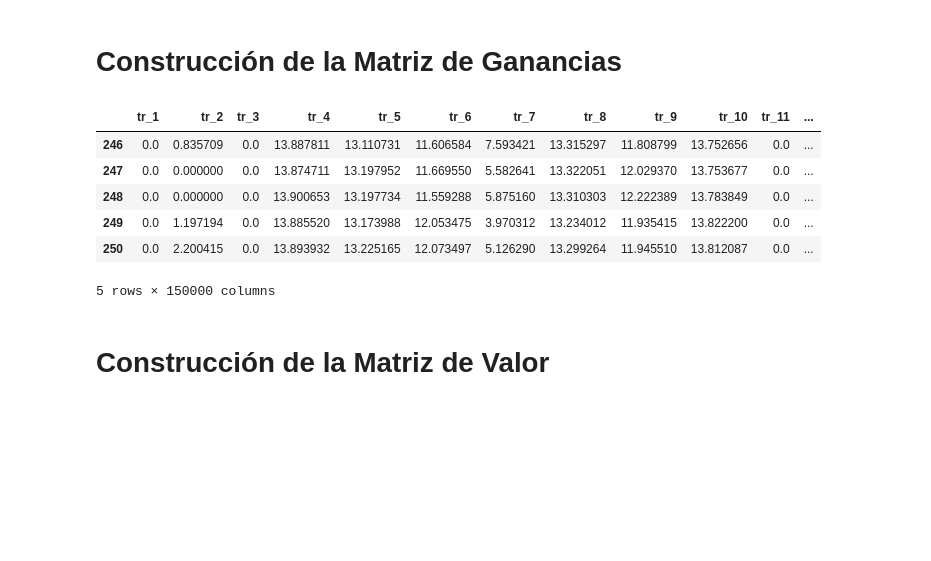
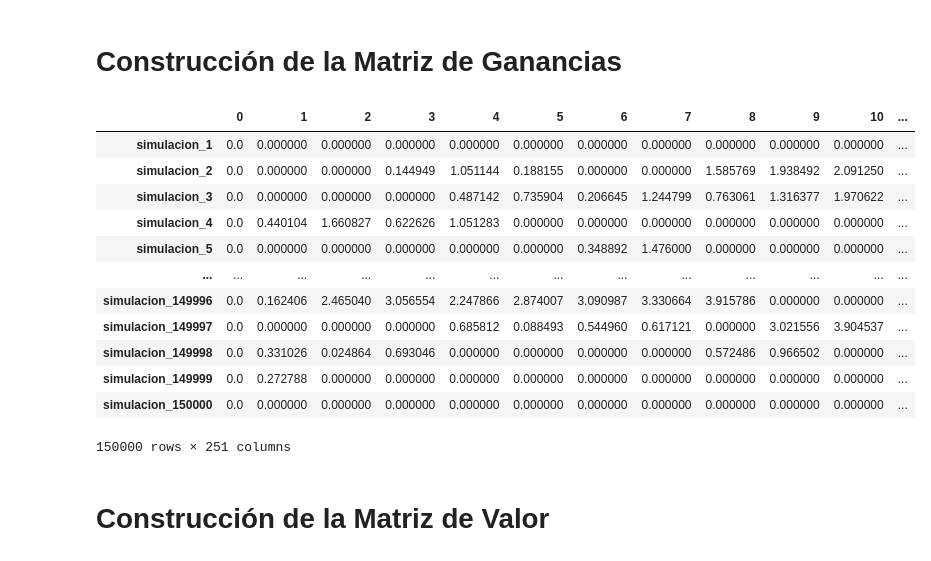
Before and after one commit to AnIsAsPe/LSM-Opciones-americanas, a Jupyter notebook: Notebooks/LSM_Opciones_americanas_Azucar.ipynb, the cells around one changed output. Cells and saved outputs as stored; diff of their text form; code cells hidden in the pictures; blank space fills up the shorter version.

```diff
--- a/Notebooks/LSM_Opciones_americanas_Azucar.ipynb
+++ b/Notebooks/LSM_Opciones_americanas_Azucar.ipynb
@@ -12,10 +12,10 @@ import pandas as pd
 #### simula_precios()
 # %%
 def simula_precios(precio_inicial, tasa_interes, sigma, T, trayectorias):
-    '''La función regresa un dataframe donde cada columna corresponde a la
+    '''La función regresa un dataframe donde cada renglón corresponde a la
     simulación de la trayectoria del precio, bajo la hipótesis de que el precio
     del activo sigue un Movimiento Browniano Geométrico, comenzando por el
-    precio inicial en t = 0,  en el primer renglón y t = T en el último renglón.
+    precio inicial en t = 0,  en la primer columna y t = T en la última.
 
     * precio_inicial: Precio inicial del activo, cuando se firma la opción
     * tasa_interes: Tasa de interes considerada para la vigencia de la opción
@@ -26,9 +26,9 @@ def simula_precios(precio_inicial, tasa_interes, sigma, T, trayectorias):
 
     # Creamos una matriz de  ceros de tamaño T+1, trayectorias.
     np.random.seed(1)
-    MatrizPrecios = np.zeros((T + 1, trayectorias), dtype = np.float64)
+    MatrizPrecios = np.zeros((trayectorias, T + 1), dtype = np.float64)
     # Colocamos en el primer renglón(dia0) el precio inicial
-    MatrizPrecios[0,:] = precio_inicial
+    MatrizPrecios[:,0] = precio_inicial
 
 
 
@@ -37,9 +37,9 @@ def simula_precios(precio_inicial, tasa_interes, sigma, T, trayectorias):
         #partimos de una variable aleatoria distribución normal en cada una de las trayectorias a simular
         Z = np.random.standard_normal(size = trayectorias)
         weiner_process = sigma * Z / np.sqrt(T)  #weiner_process o movimiento browniano
-        MatrizPrecios[i, :] = (MatrizPrecios[i - 1, :] * np.exp((tasa_interes - sigma ** 2 / 2.) * 1 / T + weiner_process ))  # ec. (1.5) Gustafsson (2015)
+        MatrizPrecios[:, i] = (MatrizPrecios[:, i - 1] * np.exp((tasa_interes - sigma ** 2 / 2.) * 1 / T + weiner_process ))  # ec. (1.5) Gustafsson (2015)
 
-    return pd.DataFrame(MatrizPrecios,  columns=['tr_'+ str(col) for col in range(1, trayectorias+1)])
+    return pd.DataFrame(MatrizPrecios,  index=['simulacion_'+ str(row) for row in range(1, trayectorias+1)])
 # %% [markdown]
 #### LSM()
 # %%
@@ -154,17 +154,23 @@ Precios_df[muestra].plot(figsize=(16, 8), legend=False)
 # %%
 # Calcular Matriz de ganancias para opciones "put"
 # 0 si el precio es mayor o igual al strike
 Strike = 14
-Ganancia = np.maximum(Strike - Precios_df.values, np.zeros((dias + 1, n),dtype=np.float64))
-pd.DataFrame(Ganancia, columns = Precios_df.columns).tail()
+Ganancia = np.maximum(Strike - Precios_df.values, np.zeros((n, dias + 1),dtype=np.float64))
+pd.DataFrame(Ganancia, index = Precios_df.index)
 # %% [output]
-|  | tr_1 | tr_2 | tr_3 | tr_4 | tr_5 | tr_6 | tr_7 | tr_8 | tr_9 | tr_10 | tr_11 | ... |
-| 246 | 0.0 | 0.835709 | 0.0 | 13.887811 | 13.110731 | 11.606584 | 7.593421 | 13.315297 | 11.808799 | 13.752656 | 0.0 | ... |
-| 247 | 0.0 | 0.000000 | 0.0 | 13.874711 | 13.197952 | 11.669550 | 5.582641 | 13.322051 | 12.029370 | 13.753677 | 0.0 | ... |
-| 248 | 0.0 | 0.000000 | 0.0 | 13.900653 | 13.197734 | 11.559288 | 5.875160 | 13.310303 | 12.222389 | 13.783849 | 0.0 | ... |
-| 249 | 0.0 | 1.197194 | 0.0 | 13.885520 | 13.173988 | 12.053475 | 3.970312 | 13.234012 | 11.935415 | 13.822200 | 0.0 | ... |
-| 250 | 0.0 | 2.200415 | 0.0 | 13.893932 | 13.225165 | 12.073497 | 5.126290 | 13.299264 | 11.945510 | 13.812087 | 0.0 | ... |
+|  | 0 | 1 | 2 | 3 | 4 | 5 | 6 | 7 | 8 | 9 | 10 | ... |
+| simulacion_1 | 0.0 | 0.000000 | 0.000000 | 0.000000 | 0.000000 | 0.000000 | 0.000000 | 0.000000 | 0.000000 | 0.000000 | 0.000000 | ... |
+| simulacion_2 | 0.0 | 0.000000 | 0.000000 | 0.144949 | 1.051144 | 0.188155 | 0.000000 | 0.000000 | 1.585769 | 1.938492 | 2.091250 | ... |
+| simulacion_3 | 0.0 | 0.000000 | 0.000000 | 0.000000 | 0.487142 | 0.735904 | 0.206645 | 1.244799 | 0.763061 | 1.316377 | 1.970622 | ... |
+| simulacion_4 | 0.0 | 0.440104 | 1.660827 | 0.622626 | 1.051283 | 0.000000 | 0.000000 | 0.000000 | 0.000000 | 0.000000 | 0.000000 | ... |
+| simulacion_5 | 0.0 | 0.000000 | 0.000000 | 0.000000 | 0.000000 | 0.000000 | 0.348892 | 1.476000 | 0.000000 | 0.000000 | 0.000000 | ... |
+| ... | ... | ... | ... | ... | ... | ... | ... | ... | ... | ... | ... | ... |
+| simulacion_149996 | 0.0 | 0.162406 | 2.465040 | 3.056554 | 2.247866 | 2.874007 | 3.090987 | 3.330664 | 3.915786 | 0.000000 | 0.000000 | ... |
+| simulacion_149997 | 0.0 | 0.000000 | 0.000000 | 0.000000 | 0.685812 | 0.088493 | 0.544960 | 0.617121 | 0.000000 | 3.021556 | 3.904537 | ... |
+| simulacion_149998 | 0.0 | 0.331026 | 0.024864 | 0.693046 | 0.000000 | 0.000000 | 0.000000 | 0.000000 | 0.572486 | 0.966502 | 0.000000 | ... |
+| simulacion_149999 | 0.0 | 0.272788 | 0.000000 | 0.000000 | 0.000000 | 0.000000 | 0.000000 | 0.000000 | 0.000000 | 0.000000 | 0.000000 | ... |
+| simulacion_150000 | 0.0 | 0.000000 | 0.000000 | 0.000000 | 0.000000 | 0.000000 | 0.000000 | 0.000000 | 0.000000 | 0.000000 | 0.000000 | ... |
-5 rows × 150000 columns
+150000 rows × 251 columns
 # %% [markdown]
 # Construcción de la Matriz de Valor
 # %%
```
Also changed, not shown: parts of 5 cells of this notebook.
